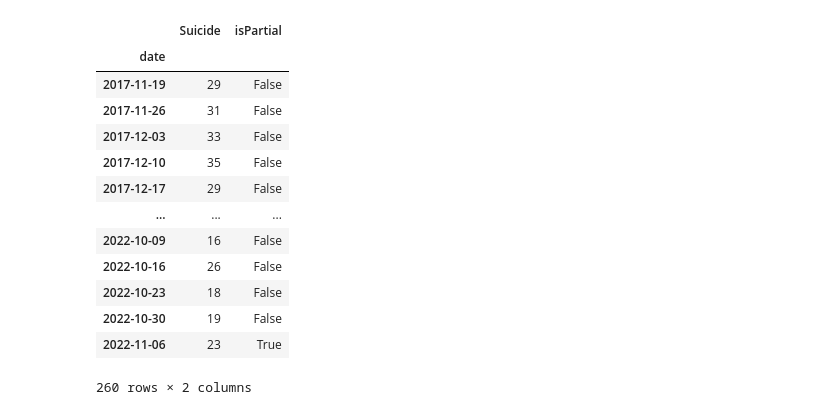
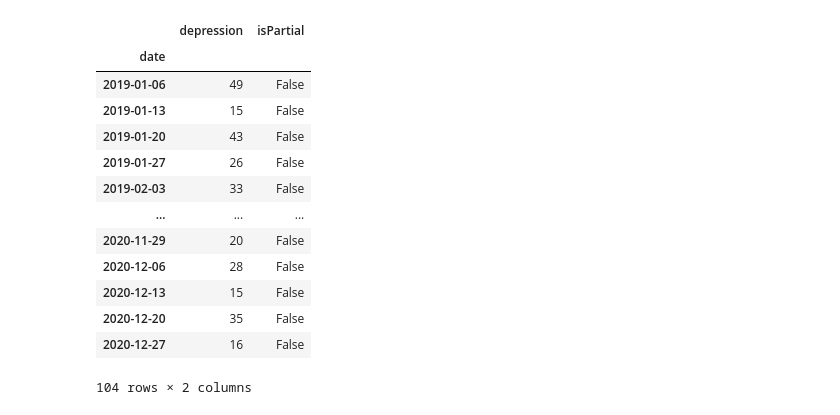
Before and after one commit to epfl-ada/ada-2022-project-teamjose, a Jupyter notebook: analyses/google_trends.ipynb, the cells around one changed output. Saved outputs shown, nothing was run; the diff lists cells and outputs as text; code cells hidden in the pictures.

```diff
--- a/analyses/google_trends.ipynb
+++ b/analyses/google_trends.ipynb
@@ -6,21 +6,26 @@ pytrends = TrendReq(hl='en-US', tz=360)
 # %%
-kw_list = ['Suicide']
-pytrends.build_payload(kw_list, cat=0, timeframe='today 5-y', geo='US', gprop='news')
+#Query using Google trends API
+
+kw_list = ['depression']
+
+pytrends = TrendReq(hl='en-US', tz=360)
+
+pytrends.build_payload(kw_list, cat=0, timeframe='2019-01-01 2020-12-31', geo='US', gprop='news')
 
 df = pytrends.interest_over_time()
 df
 # %% [output]
-|  | Suicide | isPartial |
+|  | depression | isPartial |
 | date |  |  |
-| 2017-11-19 | 29 | False |
-| 2017-11-26 | 31 | False |
-| 2017-12-03 | 33 | False |
-| 2017-12-10 | 35 | False |
-| 2017-12-17 | 29 | False |
+| 2019-01-06 | 49 | False |
+| 2019-01-13 | 15 | False |
+| 2019-01-20 | 43 | False |
+| 2019-01-27 | 26 | False |
+| 2019-02-03 | 33 | False |
 | ... | ... | ... |
-| 2022-10-09 | 16 | False |
-| 2022-10-16 | 26 | False |
-| 2022-10-23 | 18 | False |
-| 2022-10-30 | 19 | False |
-| 2022-11-06 | 23 | True |
+| 2020-11-29 | 20 | False |
+| 2020-12-06 | 28 | False |
+| 2020-12-13 | 15 | False |
+| 2020-12-20 | 35 | False |
+| 2020-12-27 | 16 | False |
-260 rows × 2 columns
+104 rows × 2 columns
```
Also changed, not shown: parts of 7 cells of this notebook, 9 other files.
